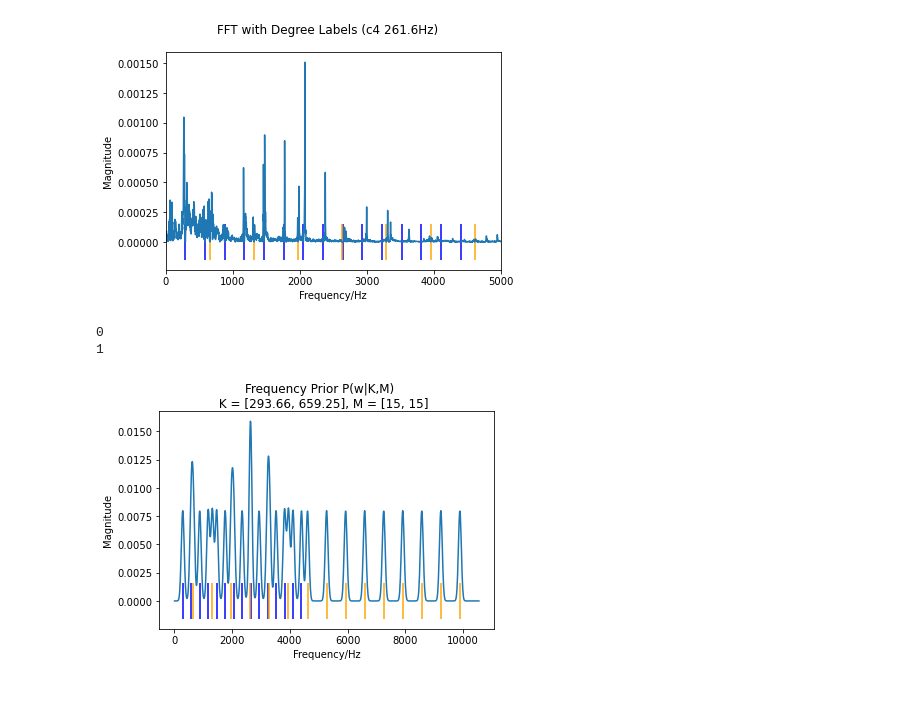
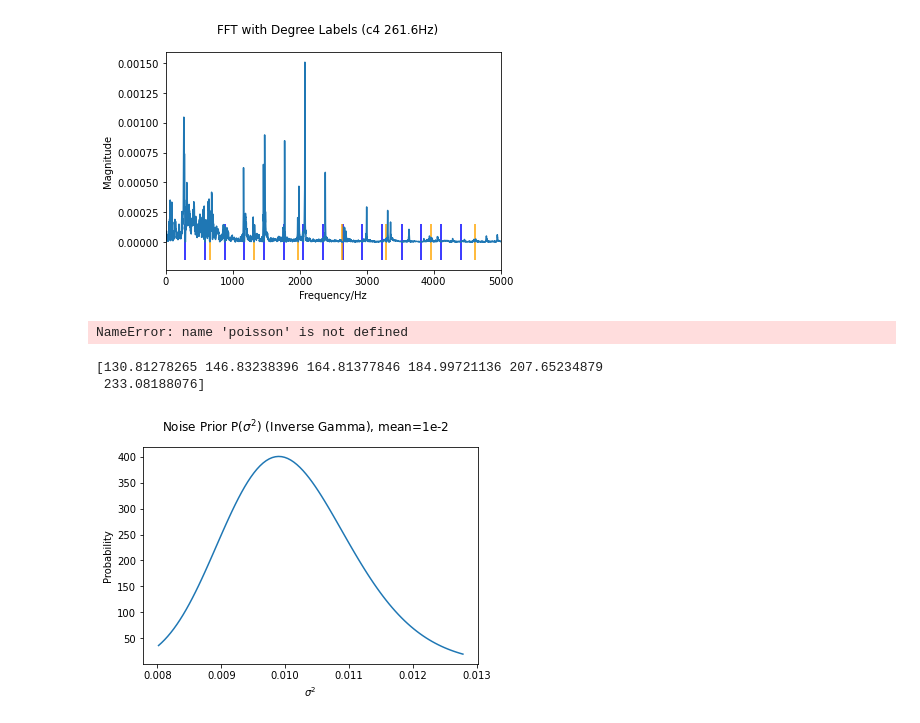
Before and after one commit to maxfryer/Audio-Source-Seperation, a Jupyter notebook: test_space.ipynb, the cells around one changed output. Cells and saved outputs as stored; diff of their text form; code cells hidden in the pictures; blank space fills up the shorter version.

Commit message:
finished implementing priors

```diff
--- a/test_space.ipynb
+++ b/test_space.ipynb
@@ -77,49 +82,8 @@ Sampling Frequency: 44100
 Samples: 0 to 28685 (28685)
 Time: 0.00s to 0.65s (0.65s)
 [figure]
-# %%
-from scipy.stats import norm
-
-K = [659.25]
-M = [5]
-
-K = [293.66, 659.25]
-M = [15,15]
-
-def plot_prior(K, M, sigma):
-    # Plots frequency prior given K and M
-    # Though not quite since actual distribution is multivariate normal
-    # K = [293.66, 659.25]
-    # M = [15,15]
-
-    N = 1000
-    x = np.linspace(10,(M[-1]+1)*K[-1],N)
-    y = np.zeros(N)
-
-    colours = ["blue","orange", "green", "red", "pink"]
-    colours_arg = []
-    ws = []
-
-    for i, order in enumerate(M):
-        print(i)
-        for partial in range(order):
-            colours_arg.append(colours[i])
-            w = (partial+1) * K[i]
-            ws.append(w)
-            y += norm(loc=w, scale = sigma).pdf(x)
-
-    mag = max(y)
-
-    fig, ax = plt.subplots(1, 1)
-    ax.vlines(ws, -0.1*mag, 0.1*mag, colors=colours_arg)
-    ax.plot(x, y)
-    fig.suptitle("Frequency Prior P(w|K,M) \n K = [293.66, 659.25], M = [15, 15]")
-    plt.xlabel("Frequency/Hz")
-    plt.ylabel("Magnitude")
-    plt.show()
-
-plot_prior(K,M,50)
-# %% [output]
-0
-1
-[figure, removed]
+# %%
+p = lambda k: poisson.pmf(k,mu)
+print(p(10))
+# %% [output]
+NameError: name 'poisson' is not defined
@@ -125,0 +99,22 @@ plot_prior(K,M,50)
+# %%
+freqs = frequency_priors()
+print(freqs[28:40][::2])
+# %% [output]
+[130.81278265 146.83238396 164.81377846 184.99721136 207.65234879
+ 233.08188076]
+# %%
+from scipy.stats import norm, multivariate_normal, poisson,invgamma
+
+
+fig, ax = plt.subplots(1, 1)
+mean = 1e-2
+a = 1/mean
+x = np.linspace(invgamma.ppf(0.01, a),
+                invgamma.ppf(0.99, a), 100)
+ax.plot(x, invgamma.pdf(x, a))
+fig.suptitle("Noise Prior P($\sigma^2$) (Inverse Gamma), mean=1e-2")
+plt.xlabel("$\sigma^2$")
+plt.ylabel("Probability")
+plt.show()
+# %% [output]
+[figure, added]
```
Also changed, not shown: parts of 5 cells of this notebook, 5 other files.
